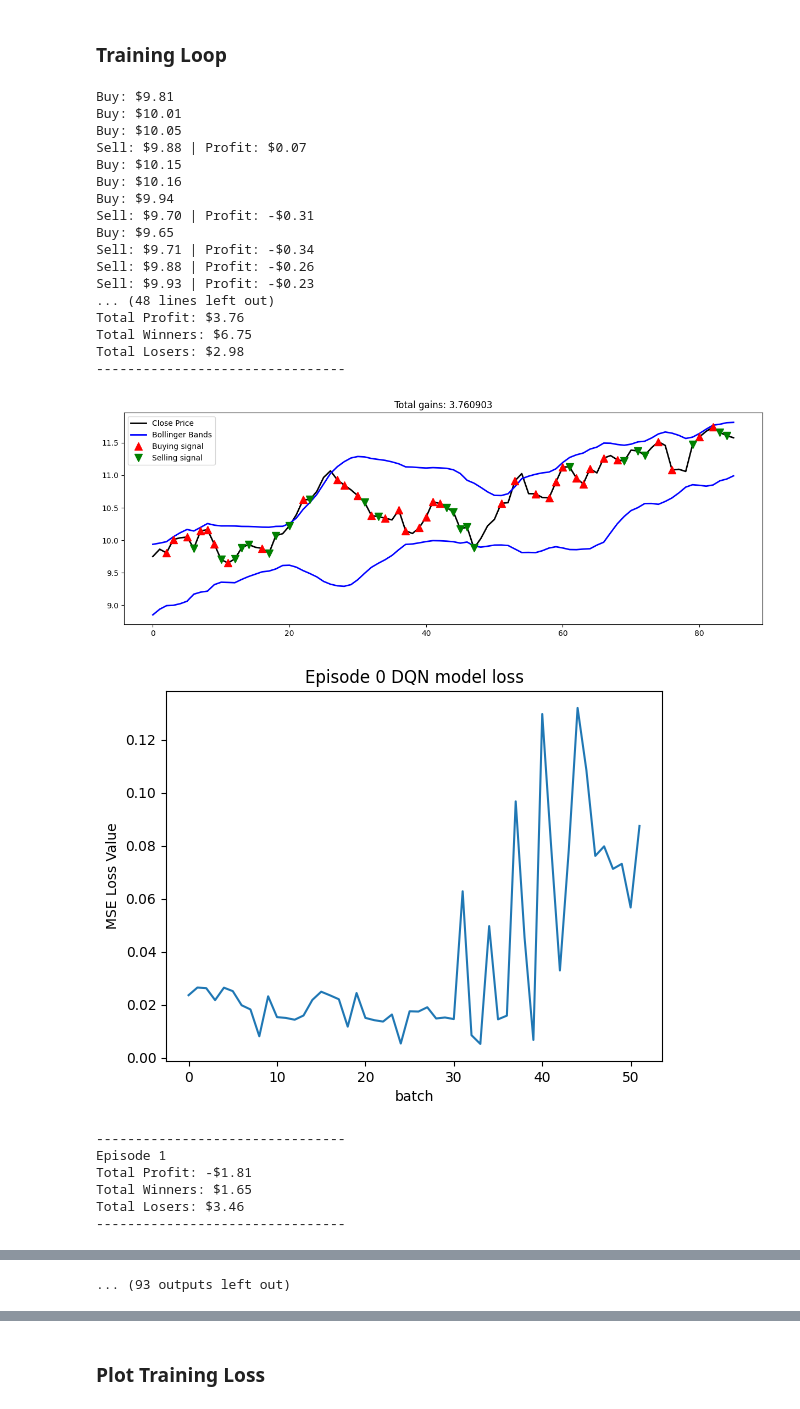
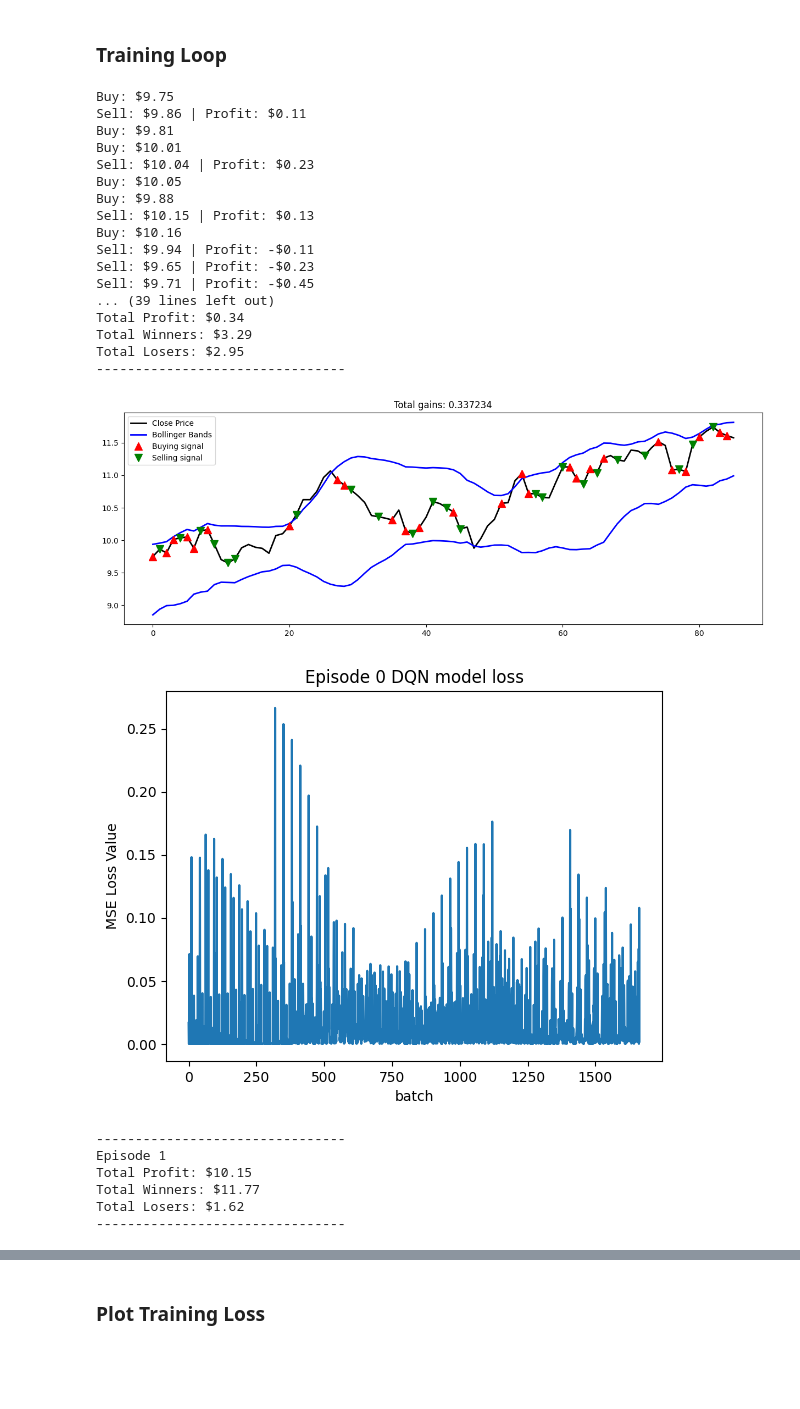
Before and after one commit to Fadi88/CD13651-Project, a Jupyter notebook: Project/project_nb.ipynb, the cells around one changed output, grey strips where cells are left out. Drawn from its saved outputs; the diff is of its cells as text; code cells hidden in the pictures; blank space fills up the shorter version.

```diff
--- a/Project/project_nb.ipynb
+++ b/Project/project_nb.ipynb
@@ -332,7 +323,7 @@ agent = Agent(window_size, num_features=X_train.shape[1])
 
 l = len(X_train) - 1
 batch_size = 32
-episode_count = 100
+episode_count = 2
 
 normalizer_close = normlist[idx_close]
 normalizer_bb_upper = normlist[idx_bb_upper]
@@ -357,14 +348,13 @@ for e in range(episode_count + 1):
     for t in tqdm(range(l), desc=f'Running episode {e}/{episode_count}'):
         action = agent.act(state)
         next_state = get_state(X_train, t + 1, window_size + 1)
-        reward = -0.1  # Small penalty for holding\n
+        reward = 0  # Small penalty for holding\n
 
         if action == 1: # buy
             buy_price = X_train_true_price[t]
             agent.inventory.append(buy_price)
             states_buy.append(t)
-            if e % 20 == 0:
-                print(f"Buy: {format_price(buy_price)}")
+            print(f"Buy: {format_price(buy_price)}")
 
         elif action == 2 and len(agent.inventory) > 0: # sell
             bought_price = agent.inventory.pop(0)
@@ -375,59 +365,57 @@ for e in range(episode_count + 1):
                 reward = trade_profit * 2.0  # Double reward for profit
             else:
                 reward = trade_profit * 1.5  # Amplify loss to discourage bad trades
             total_profit += trade_profit
 
             if trade_profit >= 0:
                 total_winners += trade_profit
             else:
                 total_losers += abs(trade_profit)
             states_sell.append(t)
-            if e % 20 == 0:
-                print(f"Sell: {format_price(sell_price)} | Profit: {format_price(trade_profit)}")
+            print(f"Sell: {format_price(sell_price)} | Profit: {format_price(trade_profit)}")
 
         done = True if t == l - 1 else False
         agent.memory.append((state, action, reward, next_state, done))
         state = next_state
 
         if done:
             print('--------------------------------')
             print(f'Episode {e}')
             print(f'Total Profit: {format_price(total_profit)}')
             print(f'Total Winners: {format_price(total_winners)}')
             print(f'Total Losers: {format_price(total_losers)}')
             print('--------------------------------')
-            if e % 20 == 0 or e == episode_count:
-                plot_behavior(X_train_true_price, X_train_true_bb_upper, X_train_true_bb_lower, states_buy, states_sell, total_profit, save_path=None)
-                plot_losses(batch_losses, f'Episode {e} DQN model loss', save_path=None)
-                agent.model.save(f'model_ep{e}.keras')
+            plot_behavior(X_train_true_price, X_train_true_bb_upper, X_train_true_bb_lower, states_buy, states_sell, total_profit, save_path=None)
+            plot_losses(batch_losses, f'Episode {e} DQN model loss', save_path=None)
+            agent.model.save(f'model_ep{e}.keras')
 
         if len(agent.memory) > batch_size:
-            agent.exp_replay(batch_size, batch_losses)
+            batch_losses = agent.exp_replay(batch_size, batch_losses)
 # %% [output]
+Buy: $9.75
+Sell: $9.86 | Profit: $0.11
 Buy: $9.81
 Buy: $10.01
+Sell: $10.04 | Profit: $0.23
 Buy: $10.05
-Sell: $9.88 | Profit: $0.07
-Buy: $10.15
+Buy: $9.88
+Sell: $10.15 | Profit: $0.13
 Buy: $10.16
-Buy: $9.94
-Sell: $9.70 | Profit: -$0.31
-Buy: $9.65
-Sell: $9.71 | Profit: -$0.34
-Sell: $9.88 | Profit: -$0.26
-Sell: $9.93 | Profit: -$0.23
-... (48 lines left out)
-Total Profit: $3.76
-Total Winners: $6.75
-Total Losers: $2.98
+Sell: $9.94 | Profit: -$0.11
+Sell: $9.65 | Profit: -$0.23
+Sell: $9.71 | Profit: -$0.45
+... (39 lines left out)
+Total Profit: $0.34
+Total Winners: $3.29
+Total Losers: $2.95
 --------------------------------
-[figure, old version]
+[figure, new version]
-[figure, old version]
+[figure, new version]
 --------------------------------
 Episode 1
-Total Profit: -$1.81
-Total Winners: $1.65
-Total Losers: $3.46
+Total Profit: $10.15
+Total Winners: $11.77
+Total Losers: $1.62
 --------------------------------
 --------------------------------
 Episode 2
@@ -480 +425,0 @@ Total Losers: $0.04
-... (93 outputs left out)
```
Also changed, not shown: parts of 4 cells of this notebook.
